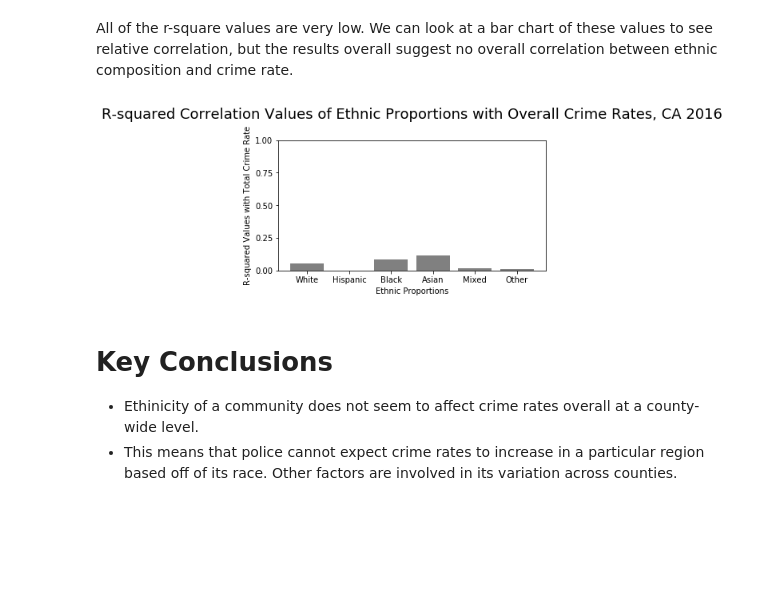
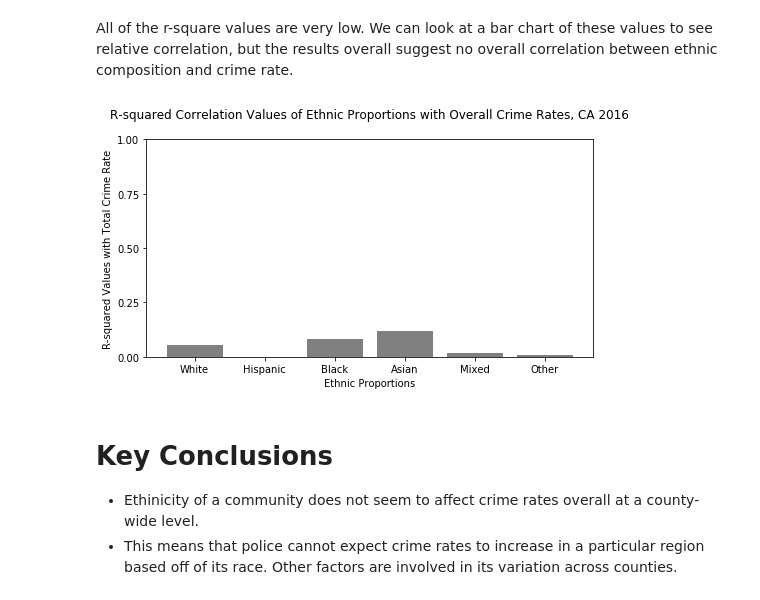
Before and after one commit to YijingLi0726/ECE-143-Group-14, a Jupyter notebook: CrimeRate vs Ethnicity/Crime_Ethnicity.ipynb, the cells around one changed output. Saved outputs shown, nothing was run; the diff lists cells and outputs as text; code cells hidden in the pictures; blank space fills up the shorter version.

Commit message:
Added a line to save the bar chart for ethnicity correlations.

```diff
--- a/CrimeRate vs Ethnicity/Crime_Ethnicity.ipynb
+++ b/CrimeRate vs Ethnicity/Crime_Ethnicity.ipynb
@@ -161,23 +161,24 @@ All of the r-square values are very low. We can look at a bar chart of these val
 # %%
 #summarizing the r-squared results in graphical format
 import matplotlib.pyplot as plt
 import pandas as pd
 import numpy as np
 
-fig = plt.figure(figsize=(6,3))
+fig = plt.figure(figsize=(8,4))
 #placing the bars
 plt.bar(np.arange(6), #Set six bars to be plotted
         eth_crime_regression["CrimeTotal10k"], #bar heights are the r-squares for each ethnicity
         color='0.5' #gray bars for aesthetic
        )
 plt.xticks(np.arange(6), eths)
 plt.xlabel("Ethnic Proportions")
 plt.yticks([0.00,0.25,0.50,0.75,1.00])
-plt.ylabel("R-squared Values with Total Crime Rate")
-plt.title("R-squared Correlation Values of Ethnic Proportions with Overall Crime Rates, CA 2016\n", size=18, wrap=True)
+plt.ylabel("R-squared Values with Total Crime Rate", wrap=True)
+plt.title("R-squared Correlation Values of Ethnic Proportions with Overall Crime Rates, CA 2016\n", wrap=True)
+plt.savefig("r2_summary.png")
 plt.show()
 # %% [output]
-[figure, old version]
+[figure, new version]
 # %% [markdown]
 # Key Conclusions
 
```
Also changed, not shown: 1 other file.
